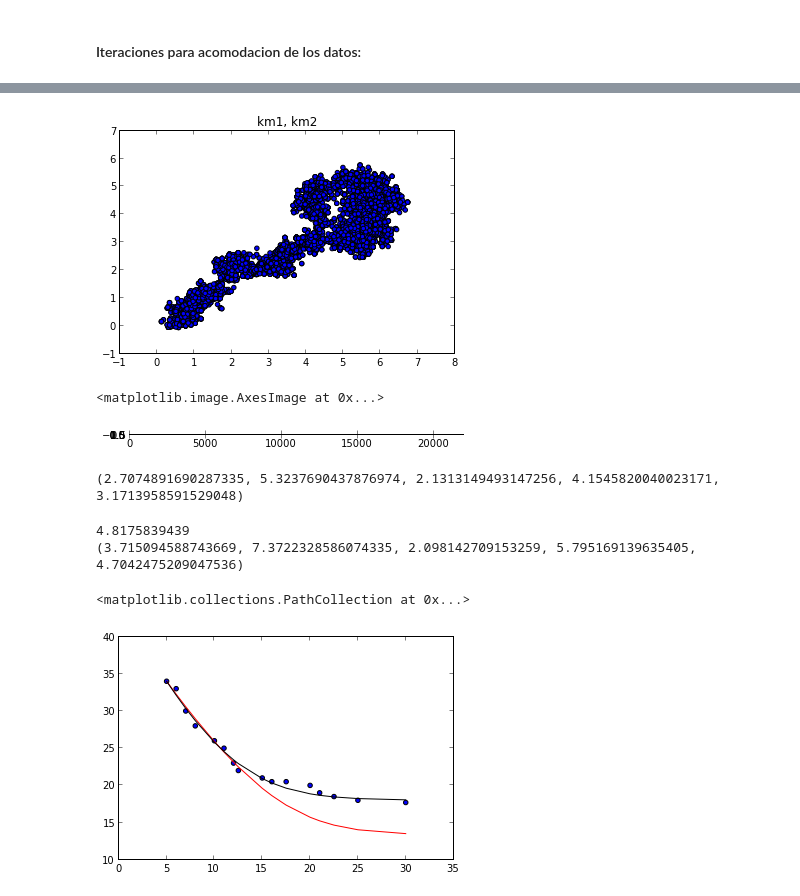
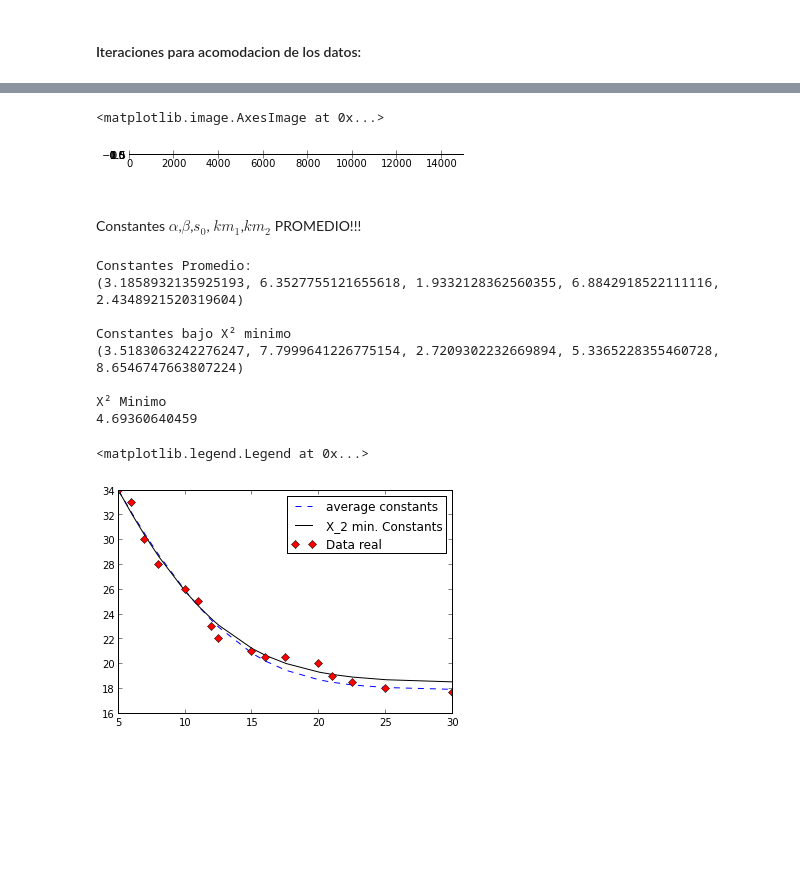
Before and after one commit to HalbardHobby/FisicaComputacional, a Jupyter notebook: Tarea8/TryDis.ipynb, the cells around one changed output, grey strips where cells are left out. Cells and saved outputs as stored; diff of their text form; code cells hidden in the pictures; blank space fills up the shorter version.

Commit message:
Intento numero Pi

```diff
--- a/Tarea8/TryDis.ipynb
+++ b/Tarea8/TryDis.ipynb
@@ -147,16 +148,16 @@ s0_walk = np.append(s0_walk,ini)
 # %% [markdown]
 #### Iteraciones para acomodacion de los datos:
 # %%
-n_iterations = 20000 #Numero de iteraciones al metodo a realizar
+n_iterations = 15000 #Numero de iteraciones al metodo a realizar
 
 for i in range(n_iterations):
 
-    alpha_prime = np.random.normal(alpha_walk[i], 0.1)
-    beta_prime = np.random.normal(beta_walk[i], 0.1)
-    s0_prime = np.random.normal(s0_walk[i], 0.1)
-    km1_prime = np.random.normal(km1_walk[i], 0.1)
-    km2_prime = np.random.normal(km2_walk[i], 0.1)
-    beta_prime = np.random.normal(beta_walk[i], 0.1)
+    alpha_prime = abs(np.random.normal(alpha_walk[i], 0.1) )
+    beta_prime = abs(np.random.normal(beta_walk[i], 0.1))
+    s0_prime = abs(np.random.normal(s0_walk[i], 0.1) )
+    km1_prime = abs(np.random.normal(km1_walk[i], 0.1))
+    km2_prime = abs(np.random.normal(km2_walk[i], 0.1) )
+    beta_prime = abs(np.random.normal(beta_walk[i], 0.1))
 
 
     y_init = array(modelo(alpha_walk[i],beta_walk[i],s0_walk[i],km1_walk[i],km2_walk[i]))
@@ -236,35 +258,50 @@ show()
 # %%
-title("km1, km2")
-scatter(km1_walk, km2_walk)
-show()
 imshow((km1_walk,km2_walk), interpolation='quadric')
 # %% [output]
+<matplotlib.image.AxesImage at 0x...>
-[figure, old version]
+[figure, new version]
-<matplotlib.image.AxesImage at 0x...>
-[figure, removed]
+# %% [markdown]
+####
+Constantes $\alpha$,$\beta$,$s_0$, $km_1$,$km_2$  PROMEDIO!!!
 # %%
 ave_alpha=average(alpha_walk)
 ave_beta=average(beta_walk)
 ave_s0=average(s0_walk)
 ave_km1=average(km1_walk)
 ave_km2=average(km2_walk)
+
+
+print ("Constantes Promedio:")
 print (ave_alpha,ave_beta,ave_s0,ave_km1,ave_km2)
+print(" ")
+print("Constantes bajo X² minimo")
+print(alpha_walk[indiceChi],beta_walk[indiceChi],s0_walk[indiceChi],
+km1_walk[indiceChi],km2_walk[indiceChi])
+
+min_chi=min(chi_2)
+print(" ")
+print("X² Minimo")
+print(min_chi)
+
+indiceChi=argmin(chi_2)
 # %% [output]
-(2.7074891690287335, 5.3237690437876974, 2.1313149493147256, 4.1545820040023171, 3.1713958591529048)
+Constantes Promedio:
+(3.1858932135925193, 6.3527755121655618, 1.9332128362560355, 6.8842918522111116, 2.4348921520319604)
+
+Constantes bajo X² minimo
+(3.5183063242276247, 7.7999641226775154, 2.7209302232669894, 5.3365228355460728, 8.6546747663807224)
+
+X² Minimo
+4.69360640459
 # %%
 ruta1=modelo(ave_alpha,ave_beta,ave_s0,ave_km1,ave_km2)
+ruta2=modelo(alpha_walk[indiceChi],beta_walk[indiceChi],
+s0_walk[indiceChi],km1_walk[indiceChi],km2_walk[indiceChi])
 
-min_chi=min(chi_2)
-print(min_chi)
-
-indiceChi=argmin(chi_2)
-ruta2=modelo(alpha_walk[indiceChi],beta_walk[indiceChi],s0_walk[indiceChi],km1_walk[indiceChi],km2_walk[indiceChi])
-
-print(alpha_walk[indiceChi],beta_walk[indiceChi],s0_walk[indiceChi],km1_walk[indiceChi],km2_walk[indiceChi])
-plot(t,ruta1,'r-',t,ruta2,'k-')
-scatter(t,p)
+plot(t,ruta1,'b--',label='average constants')
+plot(t,ruta2,'k-',label='X_2 min. Constants')
+plot(t,p,'rD',label='Data real')
+legend()
 # %% [output]
-4.8175839439
-(3.715094588743669, 7.3722328586074335, 2.098142709153259, 5.795169139635405, 4.7042475209047536)
+<matplotlib.legend.Legend at 0x...>
-<matplotlib.collections.PathCollection at 0x...>
-[figure, old version]
+[figure, new version]
```
Also changed, not shown: parts of 6 cells of this notebook.
